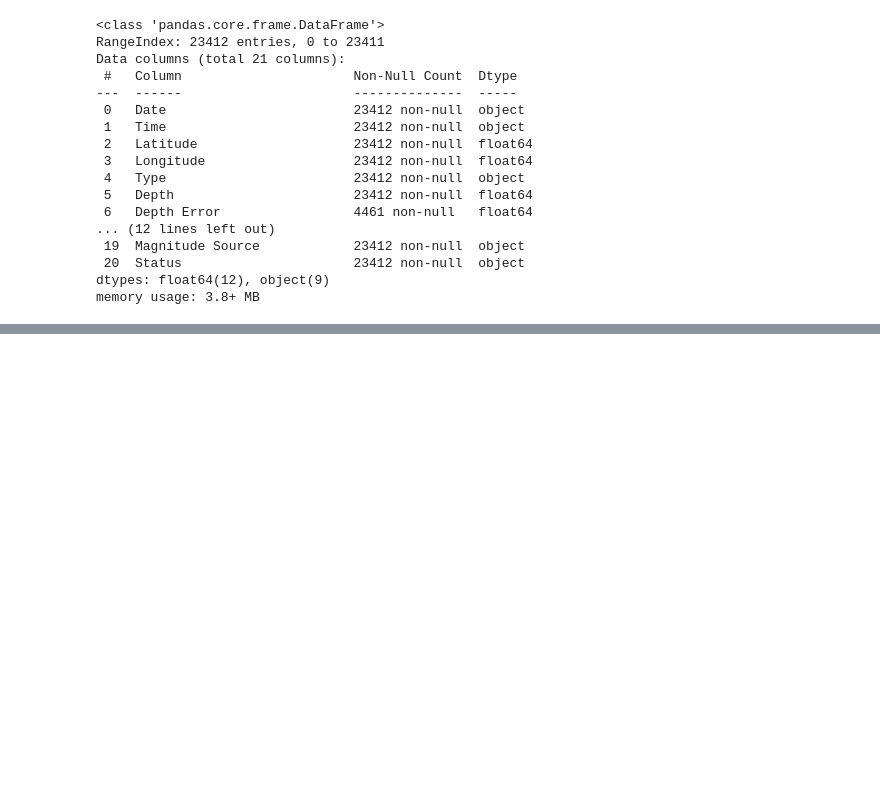
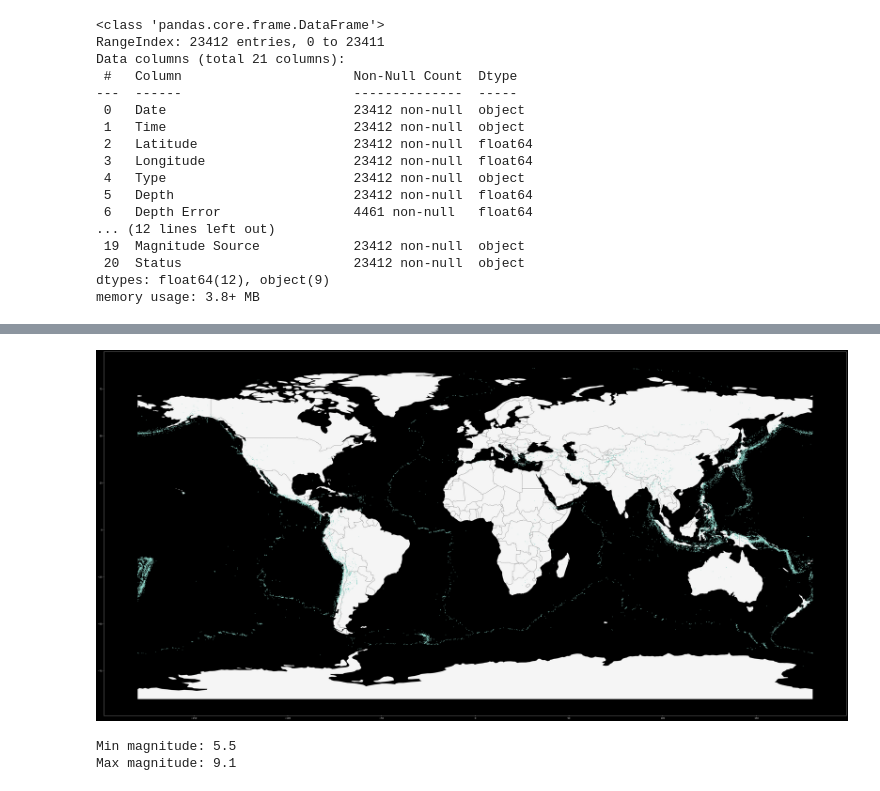
Before and after one commit to Andre-Gilbert/Earthquake-Prediction, a Jupyter notebook: ml/earthquake_prediction.ipynb, the cells around one changed output, grey strips where cells are left out. Cells and saved outputs as stored; diff of their text form; code cells hidden in the pictures; blank space fills up the shorter version.

Commit message:
added data analysis

```diff
--- a/ml/earthquake_prediction.ipynb
+++ b/ml/earthquake_prediction.ipynb
@@ -48,0 +86,18 @@ memory usage: 3.8+ MB
+# %%
+earthquakes = gpd.GeoDataFrame(df, geometry=gpd.points_from_xy(df['Longitude'], df['Latitude']))
+earthquakes.crs = 'EPSG:4326'
+
+world_filepath = gpd.datasets.get_path('naturalearth_lowres')
+world = gpd.read_file(world_filepath)
+
+ax = world.plot(figsize=(60, 60), color='whitesmoke', linestyle=':', edgecolor='black')
+earthquakes.to_crs(epsg=4326).plot(markersize=1, ax=ax)
+plt.show()
+# %% [output]
+[figure, added]
+# %%
+print(f'Min magnitude: {df["Magnitude"].min()}')
+print(f'Max magnitude: {df["Magnitude"].max()}')
+# %% [output]
+Min magnitude: 5.5
+Max magnitude: 9.1
```
Also changed, not shown: parts of 13 cells of this notebook.
